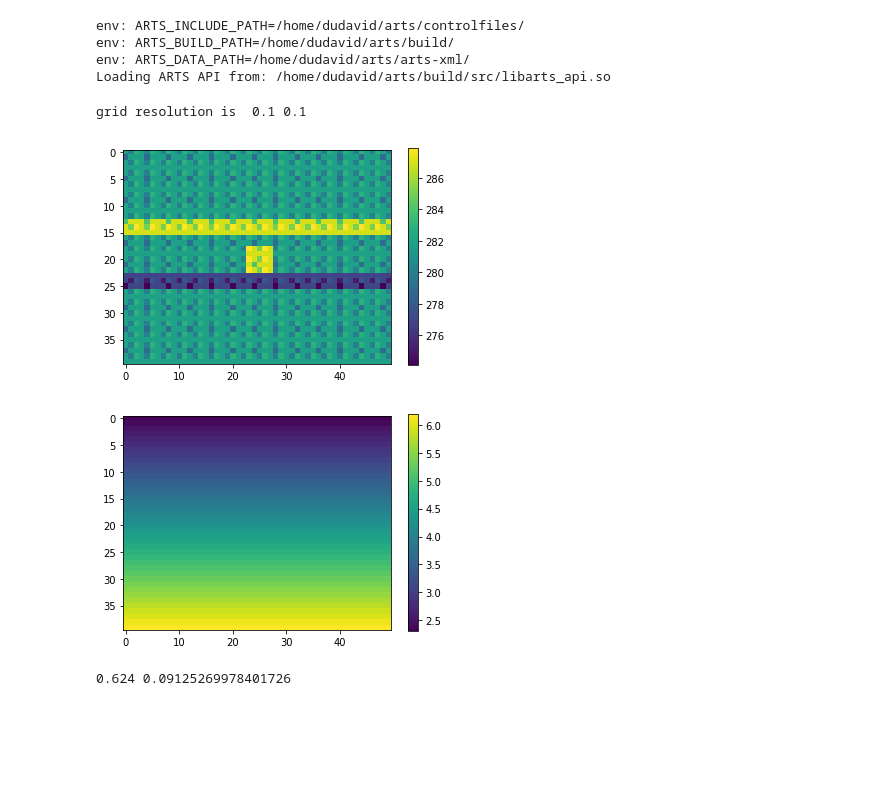
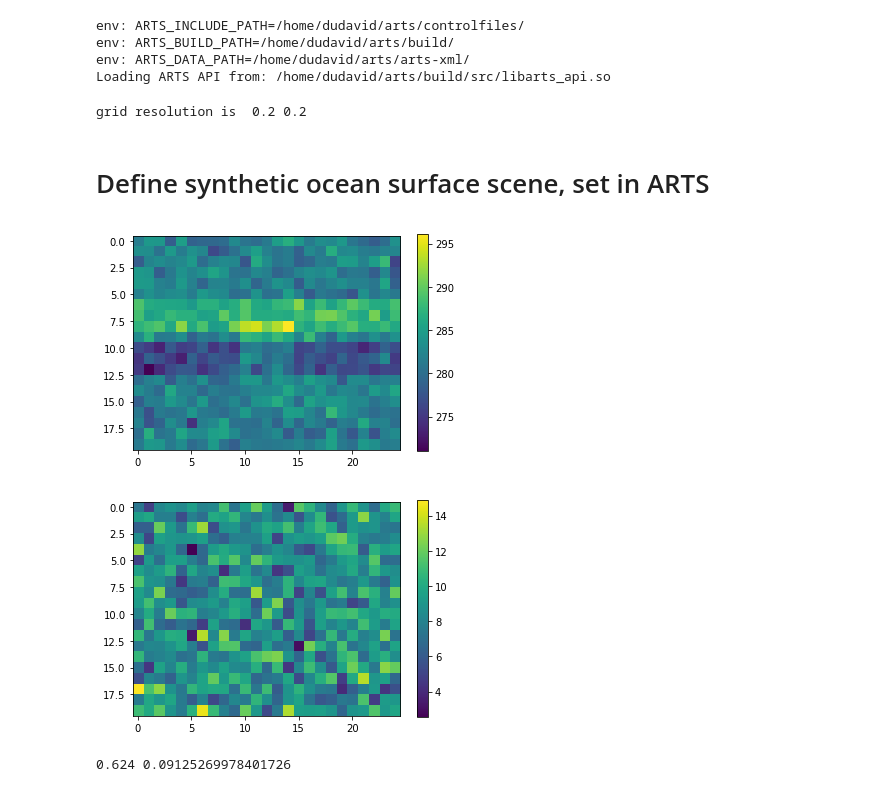
Before and after one commit to cheesetarian/amsr2_var, a Jupyter notebook: am2_mvar/retrieval_syn.ipynb, the cells around one changed output. Cells and saved outputs as stored; diff of their text form; code cells hidden in the pictures; blank space fills up the shorter version.

```diff
--- a/am2_mvar/retrieval_syn.ipynb
+++ b/am2_mvar/retrieval_syn.ipynb
@@ -48,0 +57,17 @@ npol     =  2    # number of polarizations considered (2=V/H both, 1=intensity o
+# %%
+# Define lat/lon grid that observation points and angular grid lie within
+lat0     = -3.0  # center of grid in lat, lon
+lon0     = 4.0
+nlat, nlon = 40, 50    # number of lat and lon divisions
+latwid, lonwid = 2.0, 2.5  # actual grid widths are then double these
+
+resa = 2*latwid/nlat  #lat grid resolution
+reso = 2*lonwid/nlon  #lon grid resolution
+print('grid resolution is ', resa, reso)
+
+lat_grid = lat0 + np.arange(-latwid, latwid+resa, resa)
+lon_grid = lon0 + np.arange(-lonwid, lonwid+reso, reso)
+# keep these (non-ws vars) for sake of plotting at the end!
+
+#print('corners of lat_grid: ',lat_grid)
+#print('midpoints of lat_grid (ARTS ws grid): ',lat_grid[0:nlat]+np.diff(lat_grid)*.5)
@@ -96,16 +144,13 @@ resa = 2*latwid/nlat
 reso = 2*lonwid/nlon
 print('grid resolution is ',resa,reso)
 
-#lat_grid = lat0 + np.linspace(-latwid,latwid,nlat) # [-3:0.25:3]
 lat_grid = lat0 + np.arange(-latwid,latwid+resa,resa)
 lon_grid = lon0 + np.arange(-lonwid,lonwid+reso,reso)
 # keep these (non-ws vars) for sake of plotting at the end!
 
-ws.lat_grid = lat_grid[0:nlat]+np.diff(lat_grid)*.5 # to avoid mismatch between ARTS and pcolormesh
-ws.lon_grid = lon_grid[0:nlon]+np.diff(lon_grid)*.5 #  i.e. getting lat/lon midpoints of boxes
 #print(lon_grid)
 #print(ws.lon_grid.value)
 #print('corners of lat_grid: ',lat_grid)
 #print('midpoints of lat_grid (ARTS ws grid): ',lat_grid[0:nlat]+np.diff(lat_grid)*.5)
 # %% [output]
-grid resolution is  0.1 0.1
+grid resolution is  0.2 0.2
@@ -126,3 +157,5 @@ ws.ppath_lmax = 350.0  # set maximum distance between points when computing abso
+# %% [markdown]
+# Define synthetic ocean surface scene, set in ARTS
 # %%
 # Surface properties -- define ocean surface for simulations
 
@@ -131,41 +164,43 @@ s_names = ["Water skin temperature","Wind speed","Wind direction","Salinity"]
 s_data = np.zeros([len(s_names), nala, nalo])
 
 tmean                   = 282.0 # sst mean
-wsp                     = 2.3   # 10m wind speed
+wsp                     = 7.3   # 10m wind speed
 s_data[0,:,:] = tmean
 #s_data[0,int(nlat/2)-1:int(nlat/2)+2,int(nlon/2)-1:int(nlon/2)+2] += 6
 #s_data[0,:,::8] += 0.9  ## czechers
 s_data[0,int(nlat/2)-2:int(nlat/2)+3,int(nlon/2)-2:int(nlon/2)+3] += 5.0
 #s_data[0,int(nlat/3)-1:int(nlat/3)+2,:] += 5.0
 s_data[0,int(nlat/3)-0:int(nlat/3)+3,:] += 5.0
 s_data[0,int(nlat*2/3)-3:int(nlat*2/3)+0,:] -= 5.0
 #s_data[0,:,int(nlon/3)-0:int(nlon/3)+3] += 5.0
 #s_data[0,:,int(nlon*2/3)-3:int(nlon*2/3)+0] -= 5.0
-s_data[0,1::4,::4] -= 2.9  ## czechers
-s_data[0,::2,1::3] -= 1.9
-s_data[0,::2,2::3] += 0.9
+#s_data[0,1::4,::4] -= 2.9  ## czechers
+#s_data[0,::2,1::3] -= 1.9
+#s_data[0,::2,2::3] += 0.9
+s_data[0,:,:] += np.random.normal(0, 2, [nala,nalo])
 #s_data[0,:,:] += np.tile(np.arange(0,nala),[nalo,1])
 #s_data[0,18:21,18:21] = tmean +6.5 # some preturbation
 #s_data[0,int(nlat/2),int(nlon/2)] = tmean +9.5 # some preturbation
 s_data[1,:,:] = wsp
-s_data[1,:,:] += 0.1 * np.tile(np.arange(0,nala),[nalo,1]).transpose()
+s_data[1,:,:] += np.random.normal(1.2, 1.9, [nala,nalo])
+#s_data[1,:,:] += 0.15 * np.tile(np.arange(0,nala),[nalo,1]).transpose()
 s_data[2,:,:] = 90 # token wind direction value
 s_data[3,:,:] = 0.034 # token salinity value
 
 # write these to ARTS variables
 ws.Copy(ws.surface_props_names, s_names)
 ws.Copy(ws.surface_props_data, s_data)
 ws.MatrixSetConstant(ws.z_surface, nala, nalo, 0.0) # explicitly set the surface to 0m altitude
 
 plt.imshow(s_data[0,:,:]) # quick look for SST
 plt.colorbar()
 plt.show()
 plt.imshow(s_data[1,:,:])
 plt.colorbar()
 plt.show()
 # %% [output]
-[figure, old version]
+[figure, new version]
-[figure, old version]
+[figure, new version]
 # %%
 # Set and calculate some basic variables for antenna and scanning
 ### all will be replaced or superseded when moving to using L1R data as input
```
Also changed, not shown: parts of 42 cells of this notebook.
